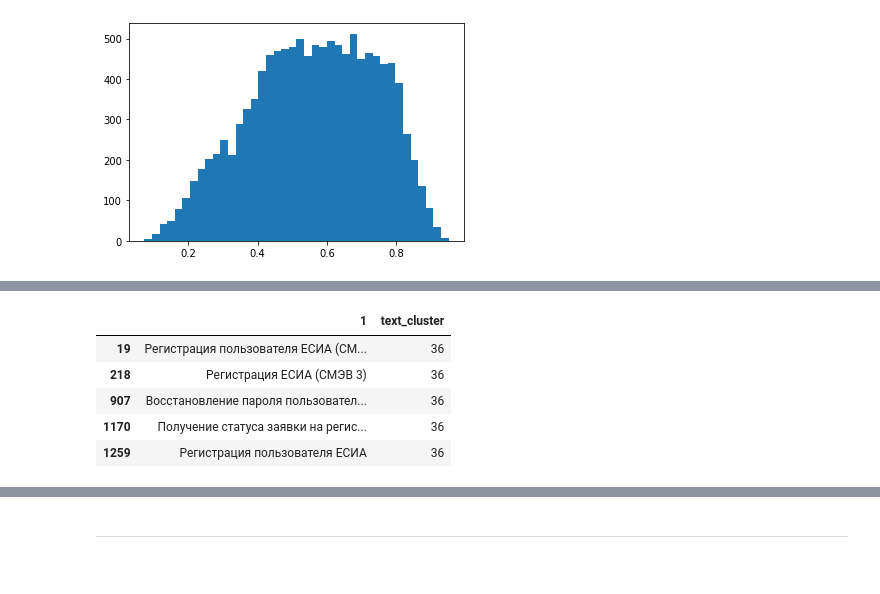
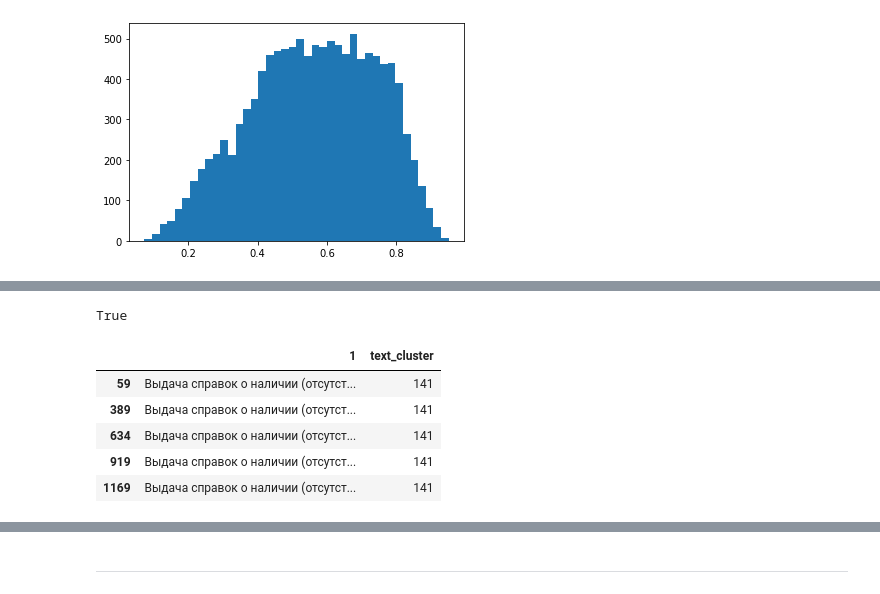
Before and after one commit to Gaussiandra/MFC_solution, a Jupyter notebook: solution.ipynb, the cells around one changed output, grey strips where cells are left out. Cells and saved outputs as stored; diff of their text form; code cells hidden in the pictures.

```diff
--- a/solution.ipynb
+++ b/solution.ipynb
@@ -1435,9 +1490,13 @@ plt.hist(distr_1259, bins=40)
+# %%
+'4' in '43'
+# %% [output]
+True
 # %%
-id_to_desc[id_to_desc.text_cluster == 36]
+id_to_desc[id_to_desc.text_cluster == 141]
 # %% [output]
 |  | 1 | text_cluster |
-| 19 | Регистрация пользователя ЕСИА (СМ... | 36 |
-| 218 | Регистрация ЕСИА (СМЭВ 3) | 36 |
-| 907 | Восстановление пароля пользовател... | 36 |
-| 1170 | Получение статуса заявки на регис... | 36 |
-| 1259 | Регистрация пользователя ЕСИА | 36 |
+| 59 | Выдача справок о наличии (отсутст... | 141 |
+| 389 | Выдача справок о наличии (отсутст... | 141 |
+| 634 | Выдача справок о наличии (отсутст... | 141 |
+| 919 | Выдача справок о наличии (отсутст... | 141 |
+| 1169 | Выдача справок о наличии (отсутст... | 141 |
```
Also changed, not shown: parts of 25 cells of this notebook.
